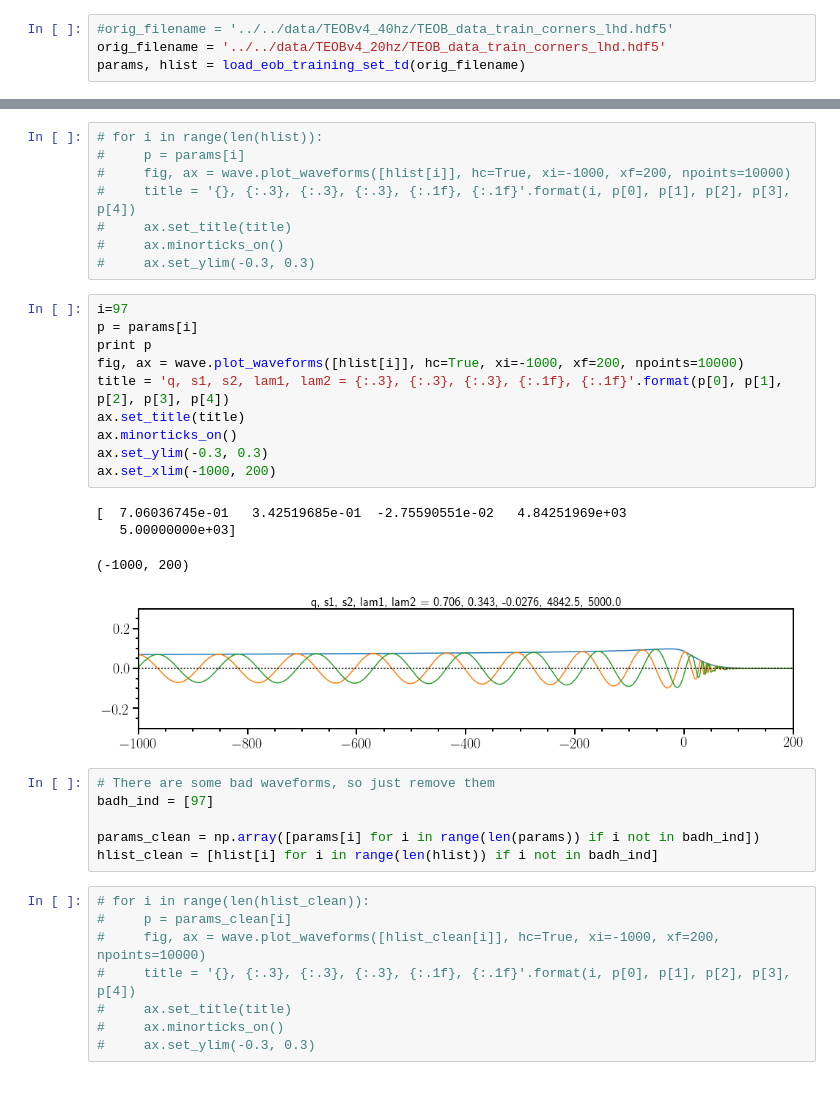
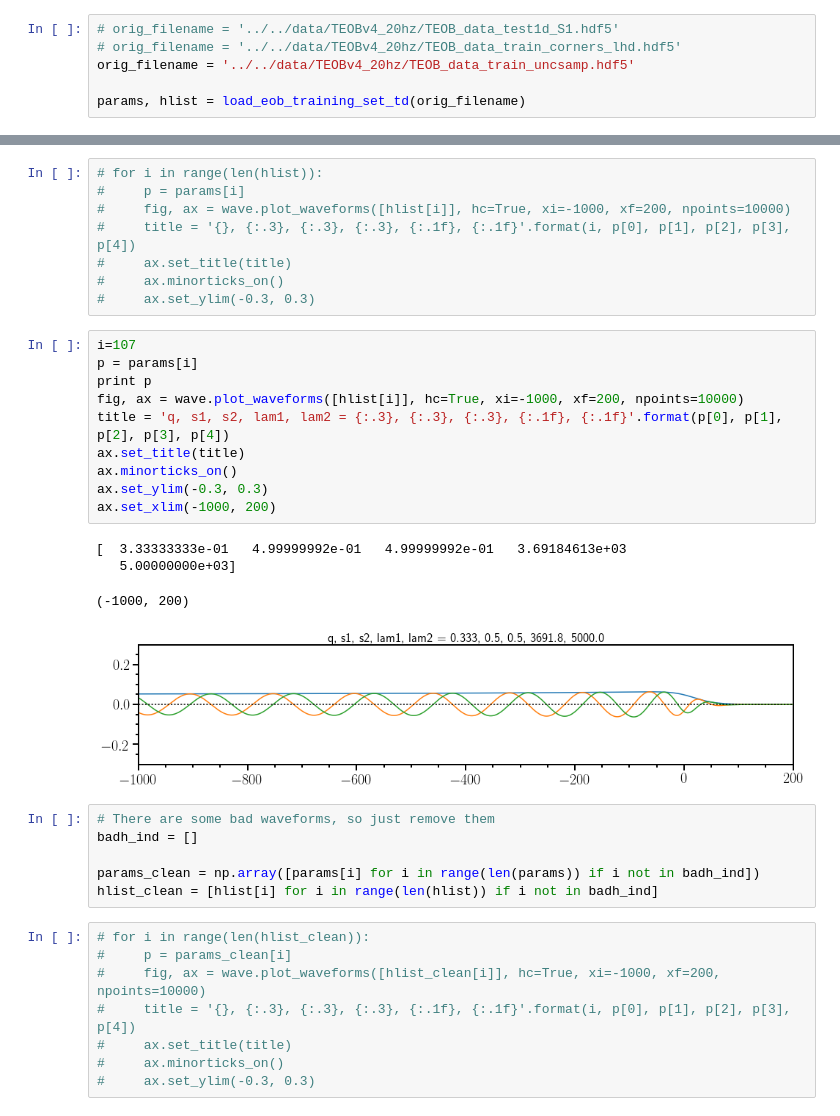
Before and after one commit to benjaminlackey/gpsurrogate, a Jupyter notebook: notebooks/EOB/VaryTrainingSetArguments.ipynb, the cells around one changed output, grey strips where cells are left out. Drawn from its saved outputs; the diff is of its cells as text.

```diff
--- a/notebooks/EOB/VaryTrainingSetArguments.ipynb
+++ b/notebooks/EOB/VaryTrainingSetArguments.ipynb
@@ -103,8 +103,10 @@ def load_eob_training_set_td(orig_filename, mtot=2.0, distance=1.0):
 # %% [markdown]
 # Load waveforms
 # %%
-#orig_filename = '../../data/TEOBv4_40hz/TEOB_data_train_corners_lhd.hdf5'
-orig_filename = '../../data/TEOBv4_20hz/TEOB_data_train_corners_lhd.hdf5'
+# orig_filename = '../../data/TEOBv4_20hz/TEOB_data_test1d_S1.hdf5'
+# orig_filename = '../../data/TEOBv4_20hz/TEOB_data_train_corners_lhd.hdf5'
+orig_filename = '../../data/TEOBv4_20hz/TEOB_data_train_uncsamp.hdf5'
+
 params, hlist = load_eob_training_set_td(orig_filename)
 # %% [output]
         approximant = TEOBv4
@@ -132,23 +134,23 @@ fig, ax = wave.plot_waveforms(hlist, hc=True, xi=-1000, npoints=10000)
 #     ax.minorticks_on()
 #     ax.set_ylim(-0.3, 0.3)
 # %%
-i=97
+i=107
 p = params[i]
 print p
 fig, ax = wave.plot_waveforms([hlist[i]], hc=True, xi=-1000, xf=200, npoints=10000)
 title = 'q, s1, s2, lam1, lam2 = {:.3}, {:.3}, {:.3}, {:.1f}, {:.1f}'.format(p[0], p[1], p[2], p[3], p[4])
 ax.set_title(title)
 ax.minorticks_on()
 ax.set_ylim(-0.3, 0.3)
 ax.set_xlim(-1000, 200)
 # %% [output]
-[  7.06036745e-01   3.42519685e-01  -2.75590551e-02   4.84251969e+03
+[  3.33333333e-01   4.99999992e-01   4.99999992e-01   3.69184613e+03
    5.00000000e+03]
 (-1000, 200)
-[figure, old version]
+[figure, new version]
 # %%
 # There are some bad waveforms, so just remove them
-badh_ind = [97]
+badh_ind = []
 
 params_clean = np.array([params[i] for i in range(len(params)) if i not in badh_ind])
 hlist_clean = [hlist[i] for i in range(len(hlist)) if i not in badh_ind]
```
Also changed, not shown: parts of 17 cells of this notebook, 5 other files.
